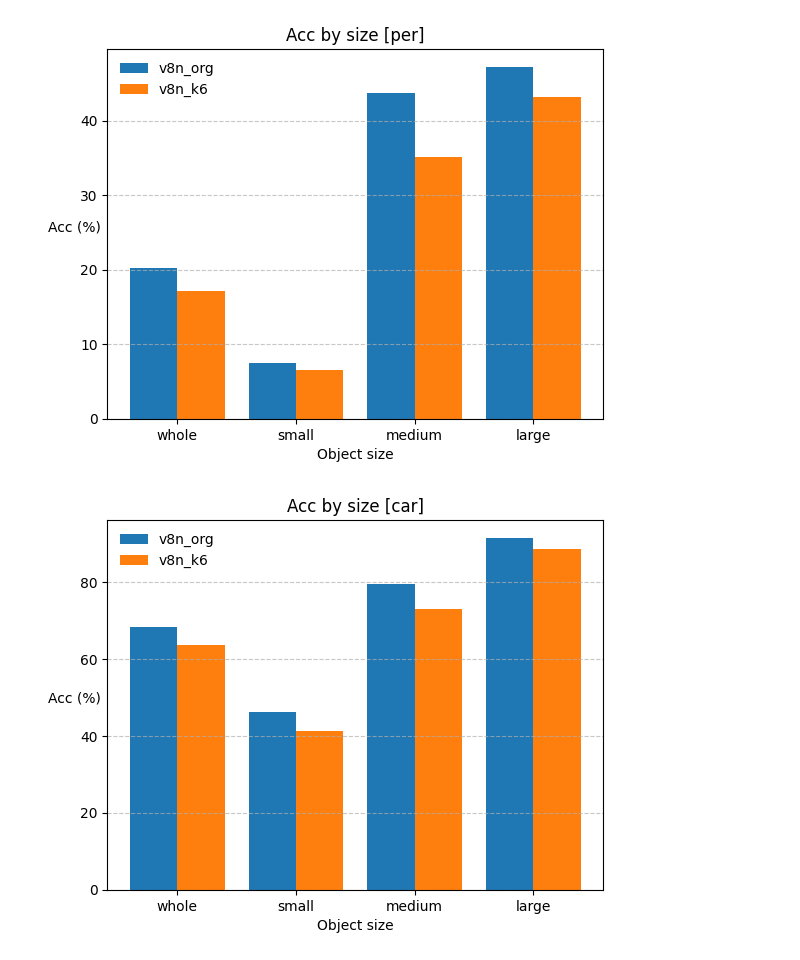
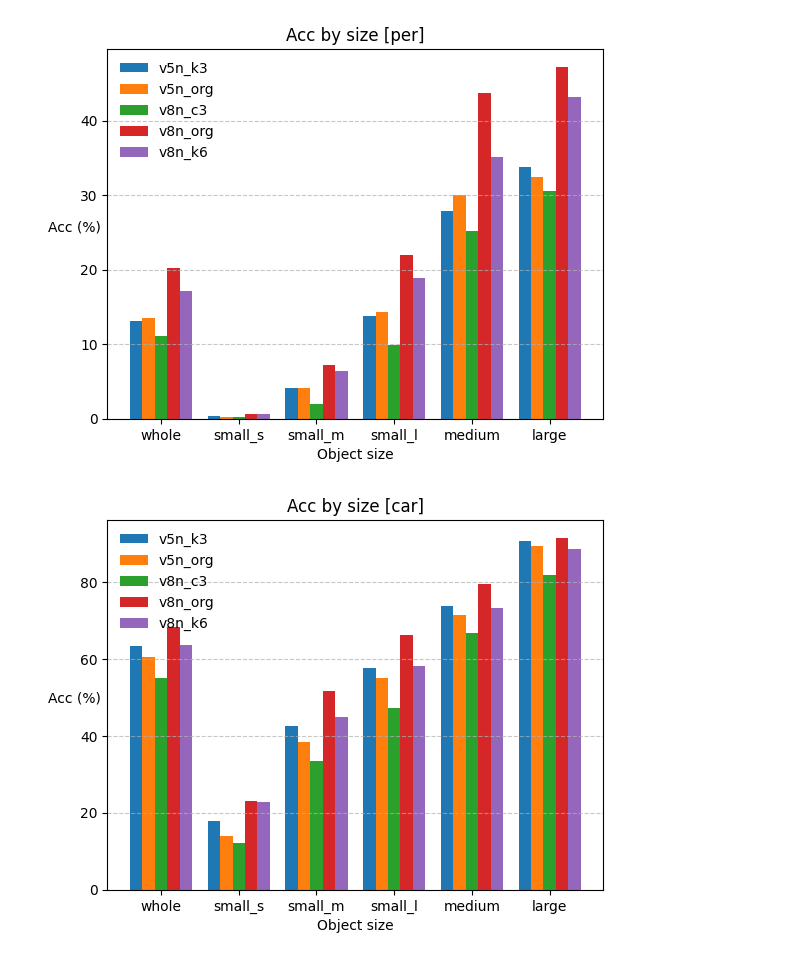
Before and after one commit to Lee-chan-hyeok/Nextchip_Autonomous_Driving_Contest, a Jupyter notebook: analysing/bbox/df_analysys.ipynb, the cells around one changed output. Drawn from its saved outputs; the diff is of its cells as text; code cells hidden in the pictures.

```diff
--- a/analysing/bbox/df_analysys.ipynb
+++ b/analysing/bbox/df_analysys.ipynb
@@ -14,14 +14,14 @@ import method_analysys
 # %%
 csv_list = [
             # '1.1_v5n_vs_v8n/v5n_c2f_tv',
-            # '1.1_v5n_vs_v8n/v5n_k3_tv',
-            # '1.1_v5n_vs_v8n/v5n_org_tv',
-            # '1.1_v5n_vs_v8n/v8n_c3_tv',
+            '1.1_v5n_vs_v8n/v5n_k3_tv',
+            '1.1_v5n_vs_v8n/v5n_org_tv',
+            '1.1_v5n_vs_v8n/v8n_c3_tv',
             '1.1_v5n_vs_v8n/v8n_org_tv',
             '1.1_v5n_vs_v8n/v8n_k6_tv',
             ]
 # plt.figure(figsize=(10, 5))
 # method_graph.acc_graph_by_csv_list(csv_list)
 # plt.figure(figsize=(10, 5))
-method_graph.size_acc_graph_by_csv_list(csv_list)
+method_graph.size_acc_graph_by_csv_list(csv_list, obj_num=6)
 # %% [output]
@@ -29,2 +29,2 @@ method_graph.size_acc_graph_by_csv_list(csv_list)
-[figure, old version]
+[figure, new version]
-[figure, old version]
+[figure, new version]
```
Also changed, not shown: parts of 1 cell of this notebook, 2 other files.
